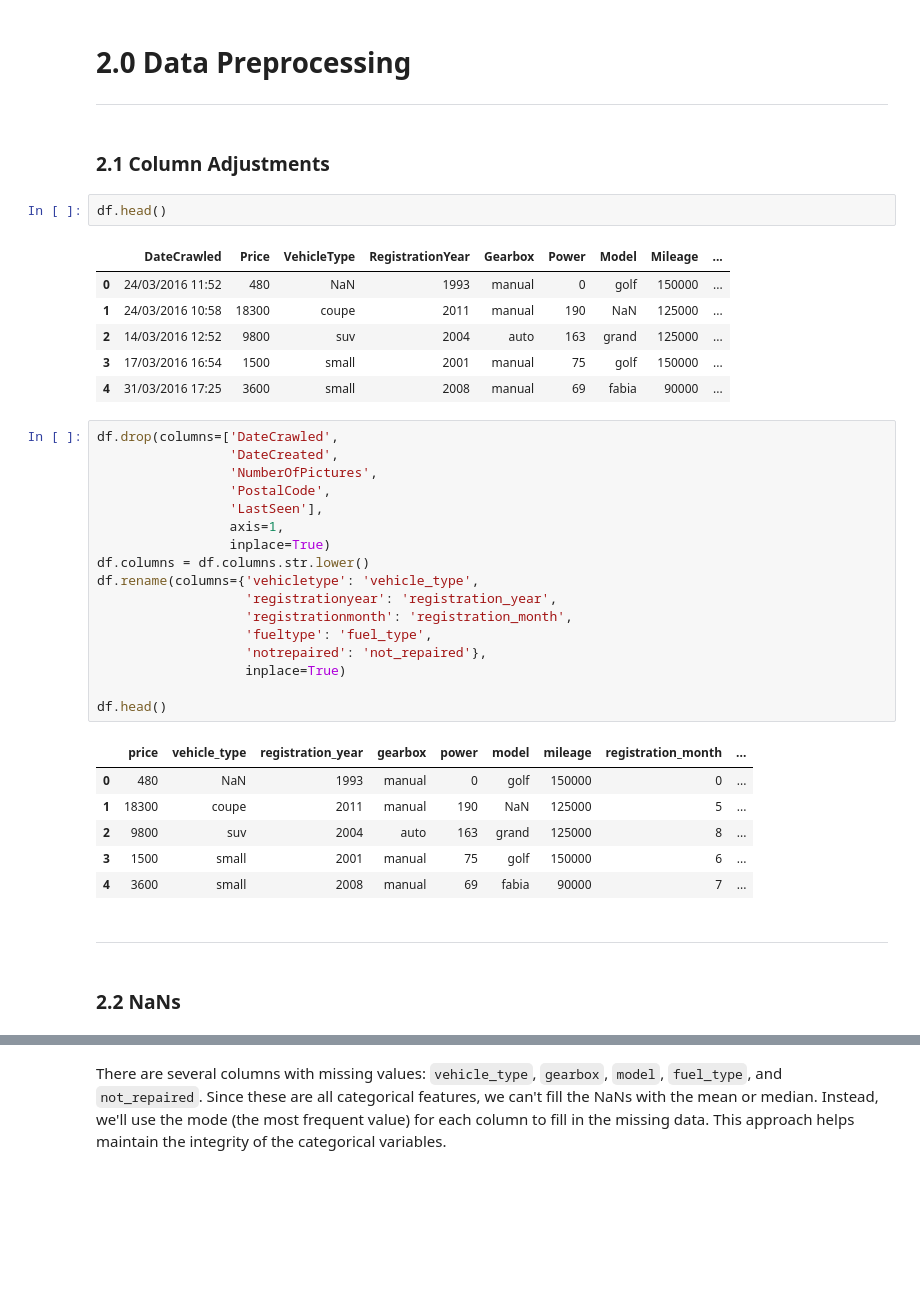
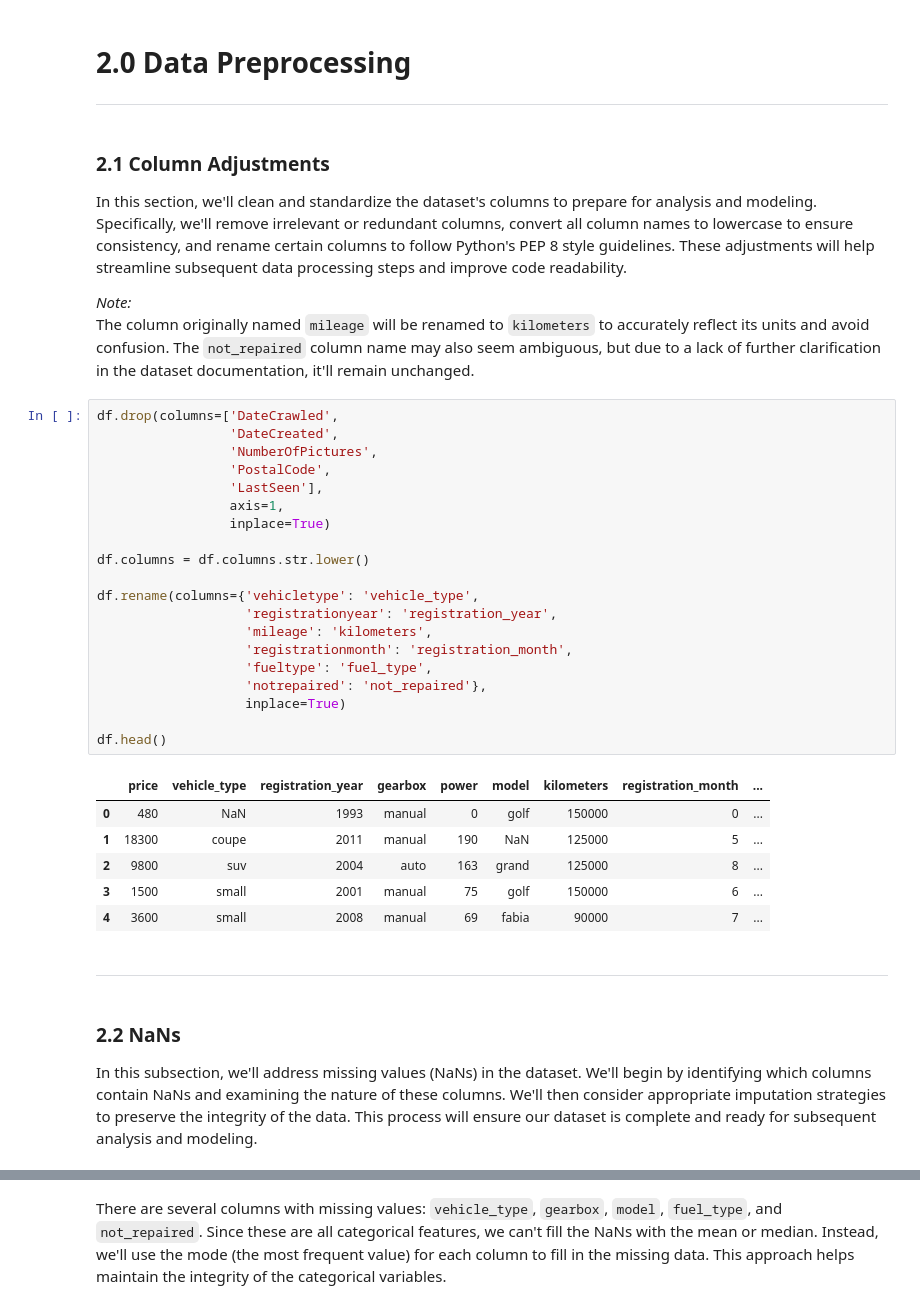
Before and after one commit to Vyncent-vdW/sprint_twelve_numerical_methods, a Jupyter notebook: sprint_twelve_numerical_methods_nb.ipynb, the cells around one changed output, grey strips where cells are left out. Saved outputs shown, nothing was run; the diff lists cells and outputs as text; blank space fills up the shorter version.

```diff
--- a/sprint_twelve_numerical_methods_nb.ipynb
+++ b/sprint_twelve_numerical_methods_nb.ipynb
@@ -120,34 +151,33 @@ In this chapter, we imported the dataset and essential libraries, explored the d
 ---
 # %% [markdown]
 ### 2.1 Column Adjustments
+
+In this section, we'll clean and standardize the dataset's columns to prepare for analysis and modeling. Specifically, we'll remove irrelevant or redundant columns, convert all column names to lowercase to ensure consistency, and rename certain columns to follow Python's PEP 8 style guidelines. These adjustments will help streamline subsequent data processing steps and improve code readability.
+
+*Note:*
+The column originally named `mileage` will be renamed to `kilometers` to accurately reflect its units and avoid confusion. The `not_repaired` column name may also seem ambiguous, but due to a lack of further clarification in the dataset documentation, it'll remain unchanged.
-# %%
-df.head()
-# %% [output]
-|  | DateCrawled | Price | VehicleType | RegistrationYear | Gearbox | Power | Model | Mileage | ... |
-| 0 | 24/03/2016 11:52 | 480 | NaN | 1993 | manual | 0 | golf | 150000 | ... |
-| 1 | 24/03/2016 10:58 | 18300 | coupe | 2011 | manual | 190 | NaN | 125000 | ... |
-| 2 | 14/03/2016 12:52 | 9800 | suv | 2004 | auto | 163 | grand | 125000 | ... |
-| 3 | 17/03/2016 16:54 | 1500 | small | 2001 | manual | 75 | golf | 150000 | ... |
-| 4 | 31/03/2016 17:25 | 3600 | small | 2008 | manual | 69 | fabia | 90000 | ... |
 # %%
 df.drop(columns=['DateCrawled',
                  'DateCreated',
                  'NumberOfPictures',
                  'PostalCode',
                  'LastSeen'],
                  axis=1,
                  inplace=True)
+
 df.columns = df.columns.str.lower()
+
 df.rename(columns={'vehicletype': 'vehicle_type',
                    'registrationyear': 'registration_year',
+                   'mileage': 'kilometers',
                    'registrationmonth': 'registration_month',
                    'fueltype': 'fuel_type',
                    'notrepaired': 'not_repaired'},
                    inplace=True)
 
 df.head()
 # %% [output]
-|  | price | vehicle_type | registration_year | gearbox | power | model | mileage | registration_month | ... |
+|  | price | vehicle_type | registration_year | gearbox | power | model | kilometers | registration_month | ... |
 | 0 | 480 | NaN | 1993 | manual | 0 | golf | 150000 | 0 | ... |
 | 1 | 18300 | coupe | 2011 | manual | 190 | NaN | 125000 | 5 | ... |
 | 2 | 9800 | suv | 2004 | auto | 163 | grand | 125000 | 8 | ... |
@@ -157,6 +187,7 @@ df.head()
 ---
 # %% [markdown]
 ### 2.2 NaNs
+In this subsection, we'll address missing values (NaNs) in the dataset. We'll begin by identifying which columns contain NaNs and examining the nature of these columns. We'll then consider appropriate imputation strategies to preserve the integrity of the data. This process will ensure our dataset is complete and ready for subsequent analysis and modeling.
 # %%
 df.isna().sum()
 # %% [output]
```
Also changed, not shown: parts of 49 cells of this notebook, 4 other files.
